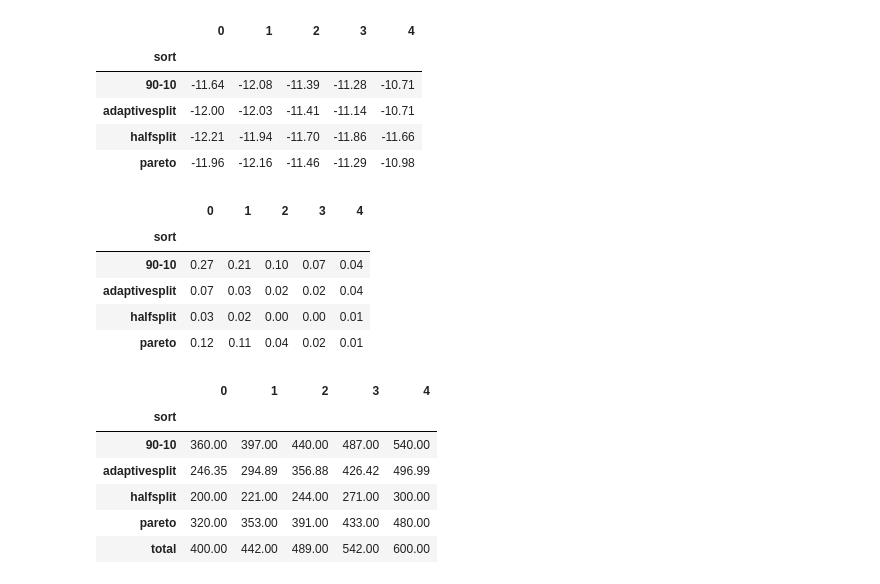
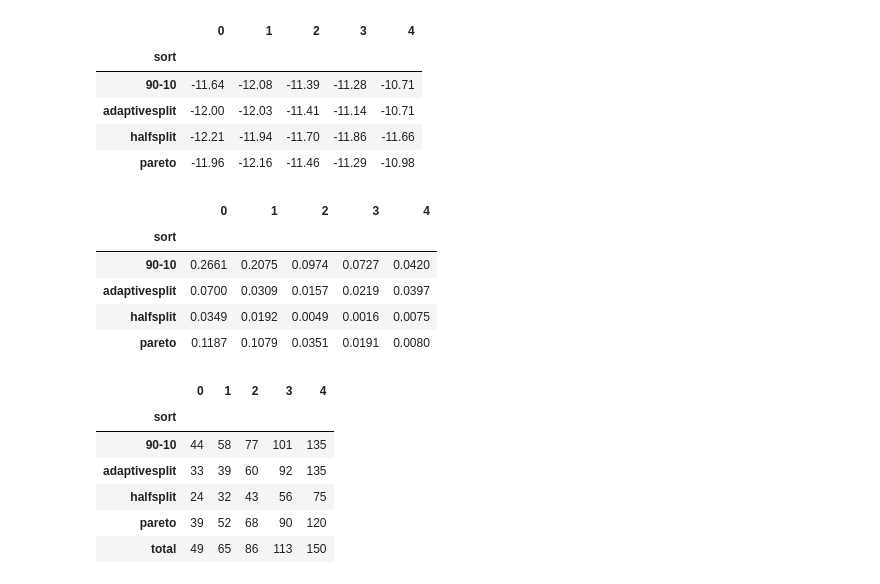
Before and after one commit to pni-lab/AdaptiveSplitAnalysis, a Jupyter notebook: results.ipynb, the cells around one changed output. Saved outputs shown, nothing was run; the diff lists cells and outputs as text; code cells hidden in the pictures.

```diff
--- a/results.ipynb
+++ b/results.ipynb
@@ -518,8 +518,10 @@ def create_std_table(dataset, n_samples, n_permutations):
                      "p_vals", "p_vals", "p_vals", "p_vals"]
 
     return table
+# %%
+dataset = "IXI_12"
 # %%
-test_scores = create_mean_table('IXI_12', 5, 100).pivot_table(index=["type", "sort"]).transpose()['test_scores']
-sample_sizes = create_mean_table('IXI_12', 5, 100).pivot_table(index=["type", "sort"]).transpose()['sample_size']
-p_vals = create_mean_table('IXI_12', 5, 100).pivot_table(index=["type", "sort"]).transpose()['p_vals']
+test_scores = create_mean_table(dataset, 5, 100).pivot_table(index=["type", "sort"]).transpose()['test_scores']
+sample_sizes = create_mean_table(dataset, 5, 100).pivot_table(index=["type", "sort"]).transpose()['sample_size']
+p_vals = create_mean_table(dataset, 5, 100).pivot_table(index=["type", "sort"]).transpose()['p_vals']
 # %%
@@ -542,22 +544,21 @@ p_vals.transpose()
 # %% [output]
 |  | 0 | 1 | 2 | 3 | 4 |
 | sort |  |  |  |  |  |
-| 90-10 | 0.27 | 0.21 | 0.10 | 0.07 | 0.04 |
-| adaptivesplit | 0.07 | 0.03 | 0.02 | 0.02 | 0.04 |
-| halfsplit | 0.03 | 0.02 | 0.00 | 0.00 | 0.01 |
-| pareto | 0.12 | 0.11 | 0.04 | 0.02 | 0.01 |
+| 90-10 | 0.2661 | 0.2075 | 0.0974 | 0.0727 | 0.0420 |
+| adaptivesplit | 0.0700 | 0.0309 | 0.0157 | 0.0219 | 0.0397 |
+| halfsplit | 0.0349 | 0.0192 | 0.0049 | 0.0016 | 0.0075 |
+| pareto | 0.1187 | 0.1079 | 0.0351 | 0.0191 | 0.0080 |
 # %%
 pd.options.display.float_format='{:,.0f}'.format
-dataset = 'abide_12'
 data = pd.read_csv('./Data/' + dataset + '/results.csv', delimiter=',', encoding='utf-8')
 sample_sizes['total'] = mean_window(data['truncate_sample_size'], 5, 100)
 sample_sizes.transpose()
 # %% [output]
 |  | 0 | 1 | 2 | 3 | 4 |
 | sort |  |  |  |  |  |
-| 90-10 | 360.00 | 397.00 | 440.00 | 487.00 | 540.00 |
-| adaptivesplit | 246.35 | 294.89 | 356.88 | 426.42 | 496.99 |
-| halfsplit | 200.00 | 221.00 | 244.00 | 271.00 | 300.00 |
-| pareto | 320.00 | 353.00 | 391.00 | 433.00 | 480.00 |
-| total | 400.00 | 442.00 | 489.00 | 542.00 | 600.00 |
+| 90-10 | 44 | 58 | 77 | 101 | 135 |
+| adaptivesplit | 33 | 39 | 60 | 92 | 135 |
+| halfsplit | 24 | 32 | 43 | 56 | 75 |
+| pareto | 39 | 52 | 68 | 90 | 120 |
+| total | 49 | 65 | 86 | 113 | 150 |
 # %%
```
Also changed, not shown: parts of 5 cells of this notebook.
